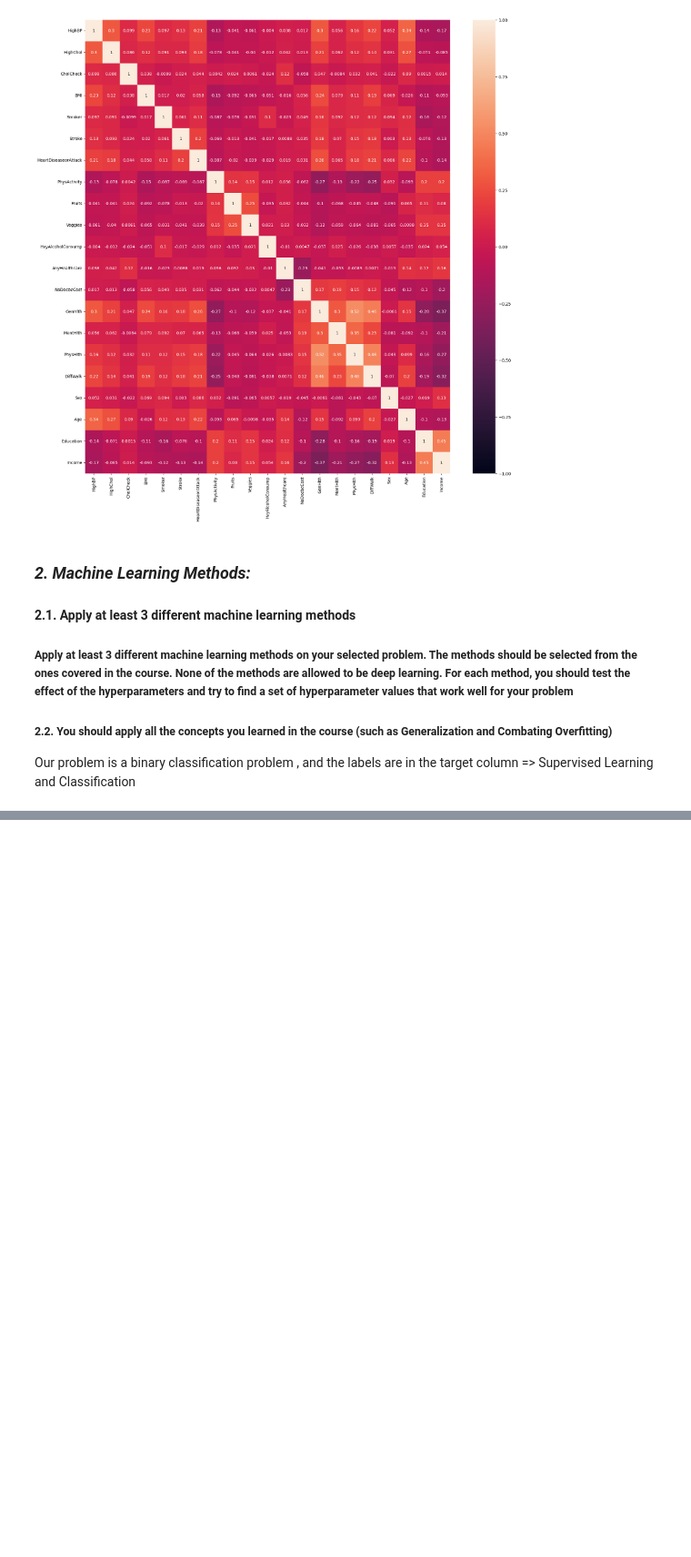
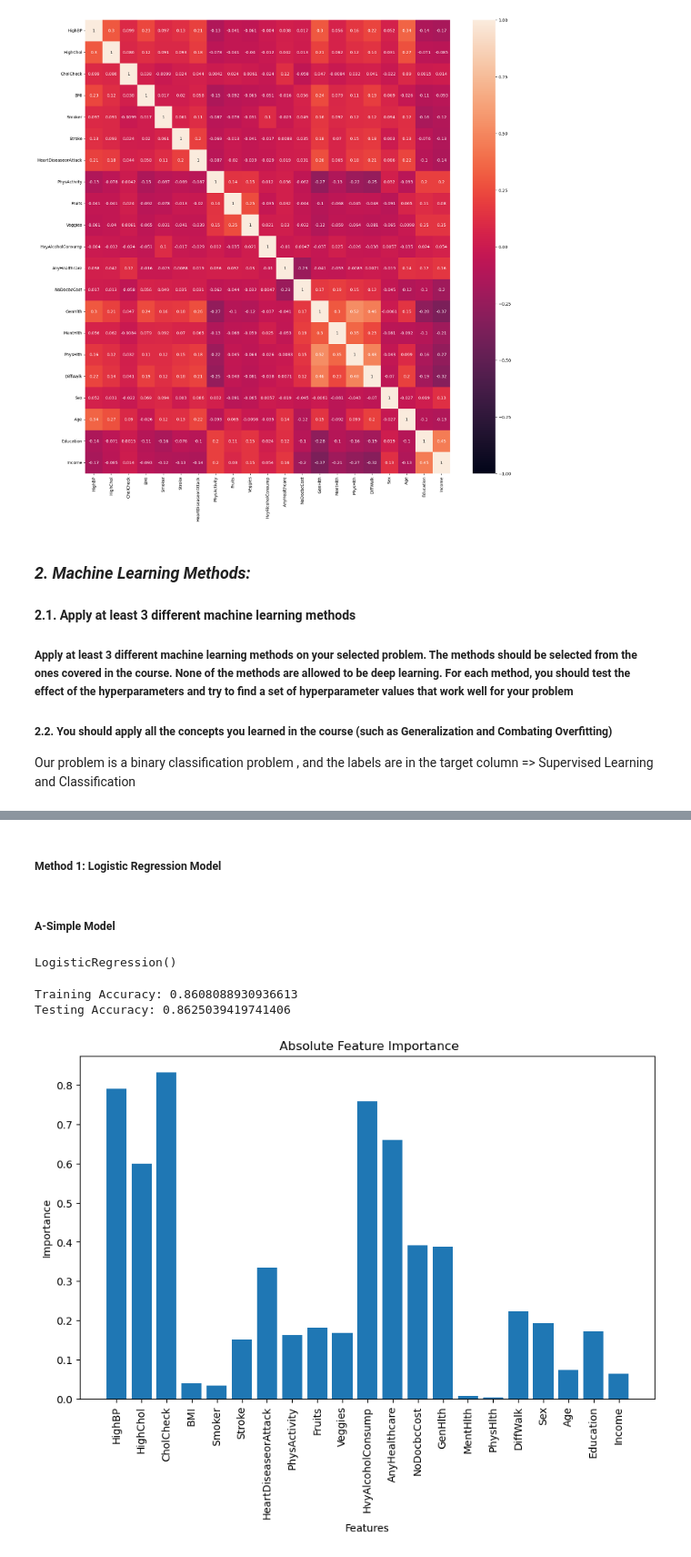
Before and after one commit to yasmineghanem/ML-Project, a Jupyter notebook: notebook.ipynb, the cells around one changed output, grey strips where cells are left out. Shown at 91% size. Cells and saved outputs as stored; diff of their text form; code cells hidden in the pictures; blank space fills up the shorter version.

```diff
--- a/notebook.ipynb
+++ b/notebook.ipynb
@@ -332,0 +343,45 @@ Our problem is a binary classification problem , and the labels are in the targe
+# %% [markdown]
+##### Method 1: Logistic Regression Model
+# %% [markdown]
+##### A-Simple Model
+# %%
+#################################################### Model Training ####################################################
+# Split the dataset into training and testing sets
+X_train, X_test, y_train, y_test = train_test_split(features, labels, test_size=0.2, random_state=42)
+
+#Build simple model. No parameter's Tuning
+lr_model = LogisticRegression()
+lr_model.fit(X_train, y_train)
+# %% [output]
+LogisticRegression()
+# %%
+#################################################### Model Evaluation ####################################################
+# Evaluate model
+train_accuracy = accuracy_score(y_train, lr_model.predict(X_train))
+test_accuracy = accuracy_score(y_test, lr_model.predict(X_test))
+
+print("Training Accuracy:", train_accuracy)
+print("Testing Accuracy:", test_accuracy)
+# %% [output]
+Training Accuracy: 0.8608088930936613
+Testing Accuracy: 0.8625039419741406
+# %%
+#################################################### Feature's Importance ####################################################
+feature_importance = {}
+for idx, feature_name in enumerate(features):
+	importance = abs(lr_model.coef_[0][idx])  # Get the absolute value of the coefficient
+	feature_importance[feature_name] = importance
+
+# Extract feature names and importances
+features = list(feature_importance.keys())
+importances = list(feature_importance.values())
+
+plt.figure(figsize=(10, 6))
+plt.bar(features, importances)
+plt.xticks(rotation=90)
+plt.xlabel('Features')
+plt.ylabel('Importance')
+plt.title(' Absolute Feature Importance')
+plt.show()
+# %% [output]
+[figure, added]
```
Also changed, not shown: parts of 19 cells of this notebook, 1 other file.
